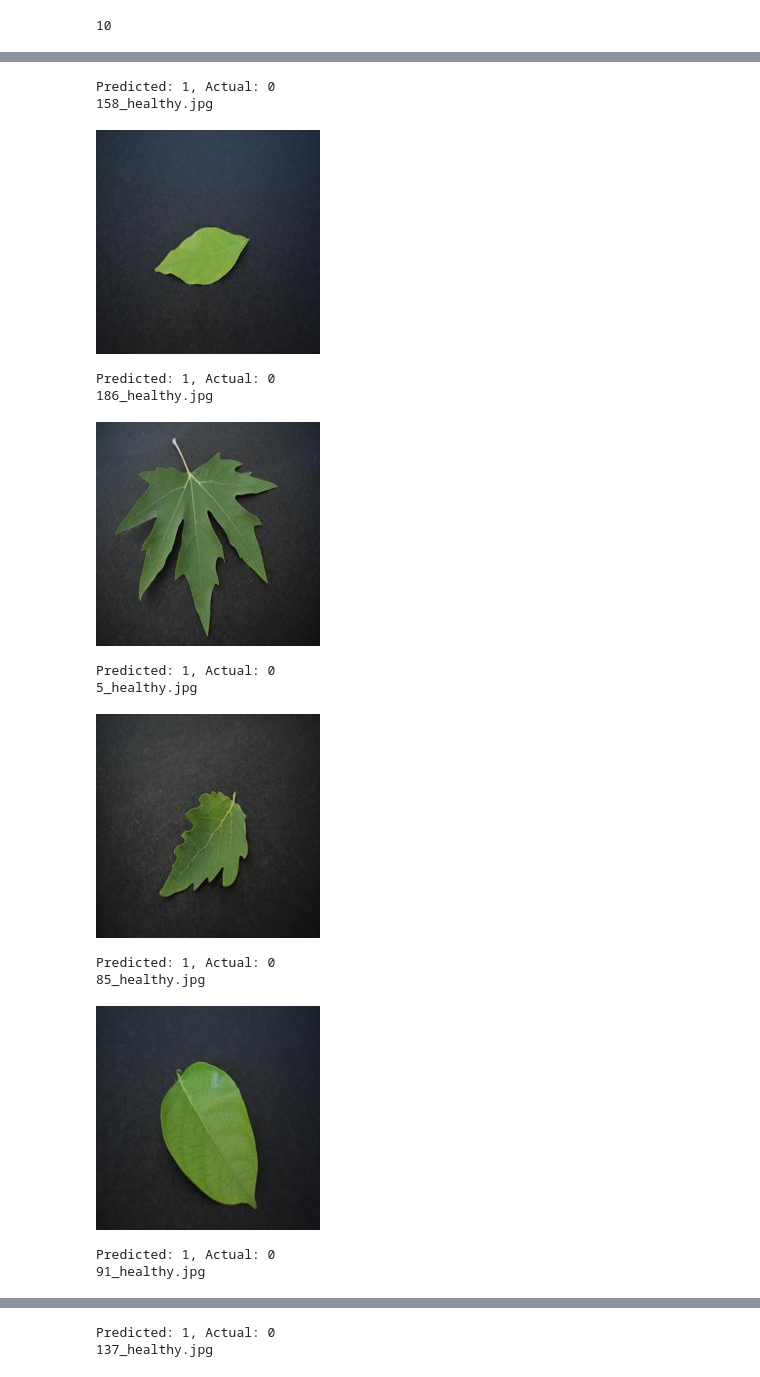
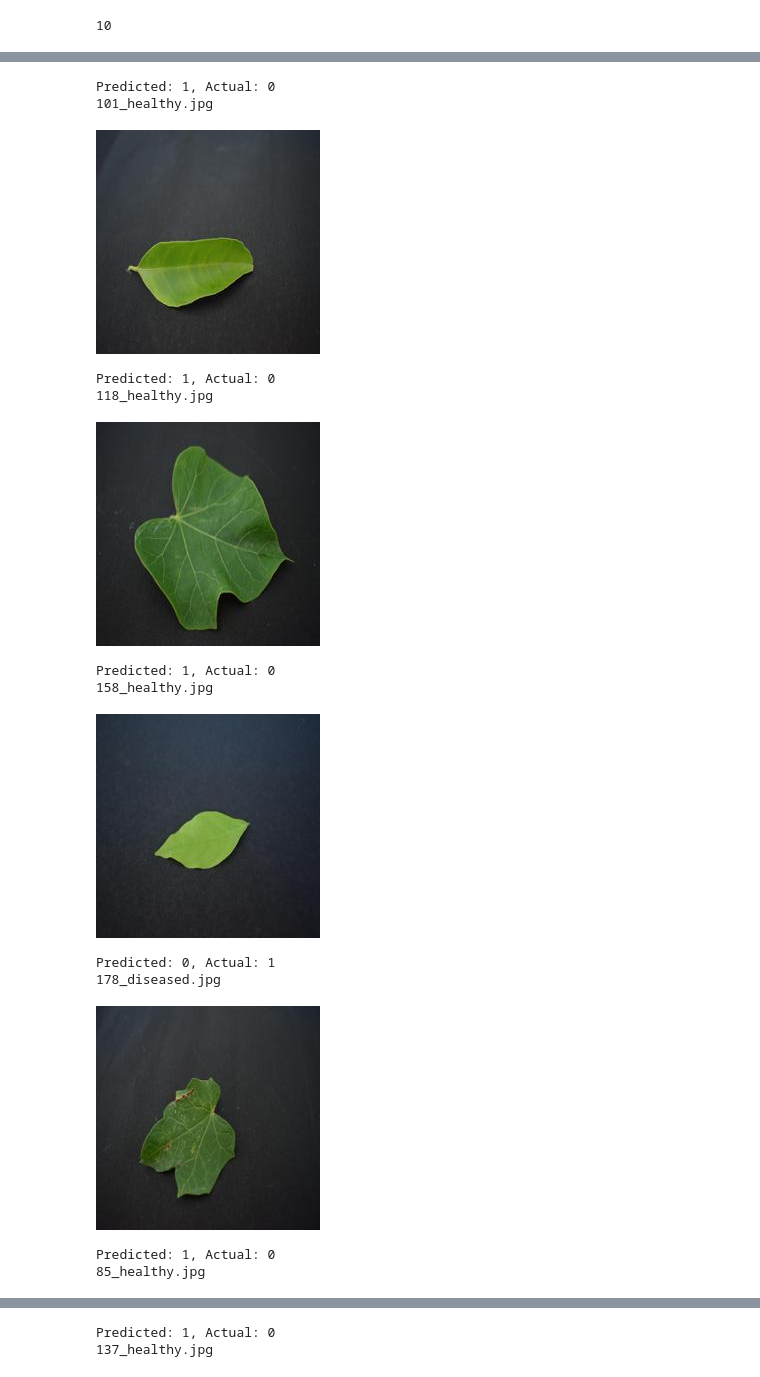
Before and after one commit to HarinarayanJ/ML-Assignment-4, a Jupyter notebook: arch.ipynb, the cells around one changed output, grey strips where cells are left out. Drawn from its saved outputs; the diff is of its cells as text; code cells hidden in the pictures.

```diff
--- a/arch.ipynb
+++ b/arch.ipynb
@@ -160,8 +239,8 @@ class VGG16(nn.Module):
+# %%
+model = VGG2().to(device)
+test_acc = []
 # %%
-model = VGG3().to(device)
-# Loss and optimizer
-# Binary Cross Entropy Loss
-criterion = nn.CrossEntropyLoss()
+criterion = nn.BCEWithLogitsLoss()
 optimizer = torch.optim.Adam(model.parameters(), lr=0.0001)
 # %%
 print(len(train_loader))
@@ -219,15 +289,0 @@ Epoch [20/20], Step [10/10], Loss: 0.0021
-# %%
-# Calculate Accuracy
-model.eval()
-with torch.no_grad():
-    correct = 0
-    total = 0
-    for images, labels in test_loader:
-        images = images.to(device)
-        labels = labels.to(device)
-        outputs = model(images)
-        _, predicted = torch.max(outputs.data, 1)
-        total += labels.size(0)
-        correct += (predicted == labels).sum().item()
-
-    print('Test Accuracy of the model on the 40 test images: {} %'.format(100 * correct / total))
@@ -236,29 +308,29 @@ Test Accuracy of the model on the 40 test images: 87.5 %
 # %%
 # Let us view the miscassified images
 test_paths = os.listdir("Resized_Dataset\\test")
 model.eval()
 for path in test_paths:
     image = load_image(f'Resized_Dataset\\test\\{path}').unsqueeze(0).to(device)
     label = 0 if (path.split('_')[1])=="healthy.jpg" else 1
     output = model(image)
-    _, predicted = torch.max(output.data, 1)
+    predicted = (torch.sigmoid(output) > 0.5).float().item()
     if predicted != label:
-        print(f"Predicted: {predicted.item()}, Actual: {label}")
+        print(f"Predicted: {int(predicted)}, Actual: {label}")
         print(path)
         display(Image.open(f'Resized_Dataset\\test\\{path}'))
         print("")
 # %% [output]
 Predicted: 1, Actual: 0
-158_healthy.jpg
+101_healthy.jpg
-[figure, old version]
+[figure, new version]
 Predicted: 1, Actual: 0
-186_healthy.jpg
+118_healthy.jpg
-[figure, old version]
+[figure, new version]
 Predicted: 1, Actual: 0
-5_healthy.jpg
+158_healthy.jpg
-[figure, old version]
+[figure, new version]
-Predicted: 1, Actual: 0
-85_healthy.jpg
+Predicted: 0, Actual: 1
+178_diseased.jpg
-[figure, old version]
+[figure, new version]
 Predicted: 1, Actual: 0
-91_healthy.jpg
+85_healthy.jpg
```
Also changed, not shown: parts of 14 cells of this notebook.
